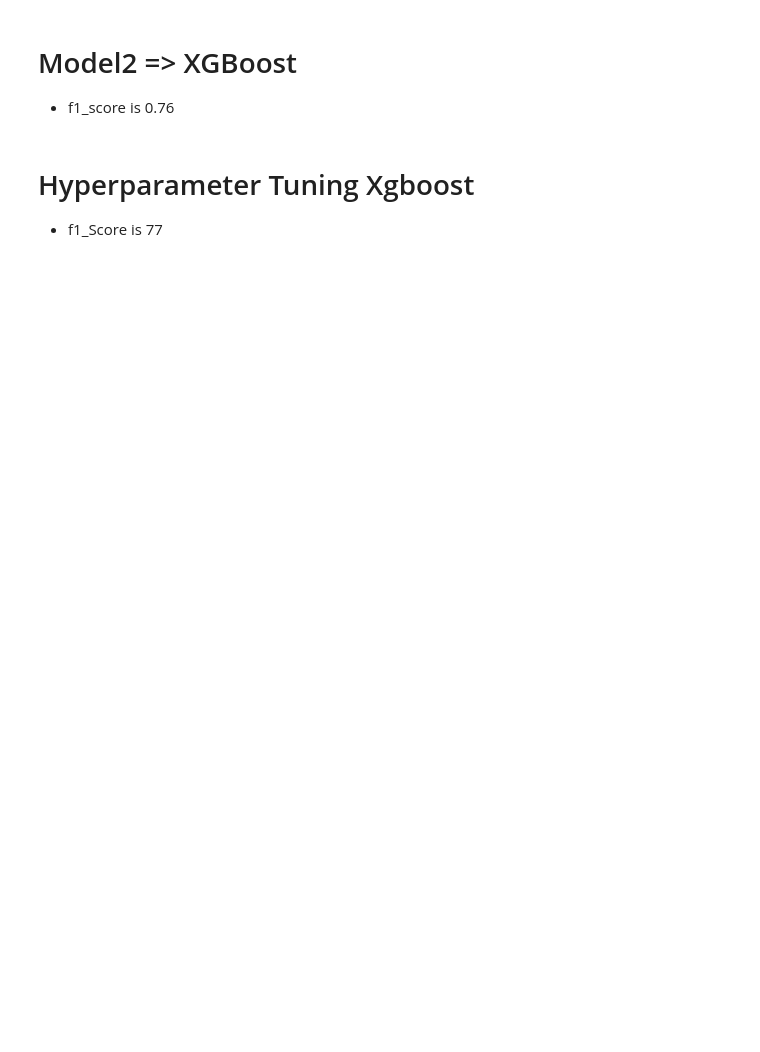
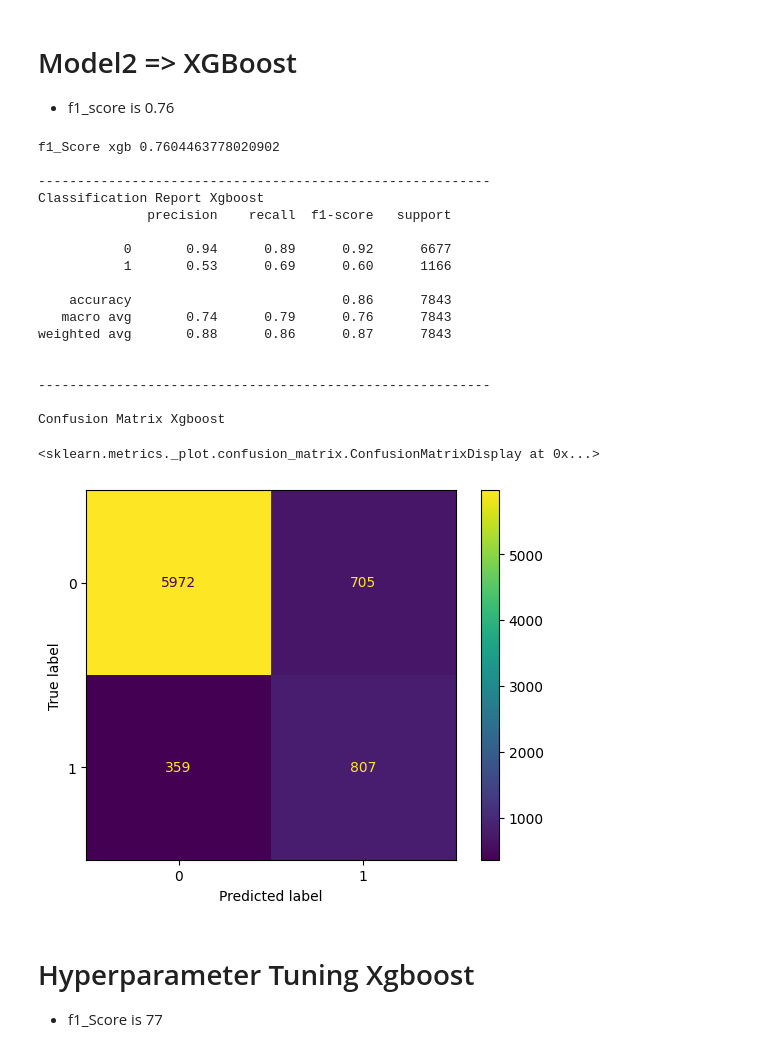
Before and after one commit to linisha04/Predict-the-Success-of-Bank-telemarketing, a Jupyter notebook: liniiiii.ipynb, the cells around one changed output. Drawn from its saved outputs; the diff is of its cells as text; code cells hidden in the pictures; blank space fills up the shorter version.

```diff
--- a/liniiiii.ipynb
+++ b/liniiiii.ipynb
@@ -1141,32 +1118,52 @@ Confusion Matrix of random forest best estimator
 
 * f1_score is 0.76
 # %%
-# from sklearn.pipeline import Pipeline
+from sklearn.pipeline import Pipeline
 
 
-# xgb=Pipeline([('col_transformer',col_transformer),('xgbb',XGBClassifier(scale_pos_weight=3, random_state=1))])
-# xgb.fit(xtrain , ytrain)
-# ypred_xgb=xgb.predict(xtest)
+xgb=Pipeline([('col_transformer',col_transformer),('xgbb',XGBClassifier(scale_pos_weight=3, random_state=1))])
+xgb.fit(xtrain , ytrain)
+ypred_xgb=xgb.predict(xtest)
 
 
-# print('')
-# print('f1_Score xgb',f1_score(ytest , ypred_xgb , average='macro'))
+print('')
+print('f1_Score xgb',f1_score(ytest , ypred_xgb , average='macro'))
 
 
-# print('')
-# print('----------------------------------------------------------')
+print('')
+print('----------------------------------------------------------')
 
-# print('Classification Report Xgboost')
+print('Classification Report Xgboost')
 
-# print(classification_report(ytest ,ypred_xgb))
+print(classification_report(ytest ,ypred_xgb))
 
-# print('')
-# print('----------------------------------------------------------')
-# print('')
+print('')
+print('----------------------------------------------------------')
+print('')
 
-# print('Confusion Matrix Xgboost')
-# print('')
-# ConfusionMatrixDisplay.from_estimator(xgb,xtest,ytest)
+print('Confusion Matrix Xgboost')
+print('')
+ConfusionMatrixDisplay.from_estimator(xgb,xtest,ytest)
+# %% [output]
+f1_Score xgb 0.7604463778020902
+
+----------------------------------------------------------
+Classification Report Xgboost
+              precision    recall  f1-score   support
+
+           0       0.94      0.89      0.92      6677
+           1       0.53      0.69      0.60      1166
+
+    accuracy                           0.86      7843
+   macro avg       0.74      0.79      0.76      7843
+weighted avg       0.88      0.86      0.87      7843
+
+
+----------------------------------------------------------
+
+Confusion Matrix Xgboost
+<sklearn.metrics._plot.confusion_matrix.ConfusionMatrixDisplay at 0x...>
+[figure, added]
 # %% [markdown]
 # Hyperparameter Tuning Xgboost
 * f1_Score is 77
```
Also changed, not shown: parts of 4 cells of this notebook.
